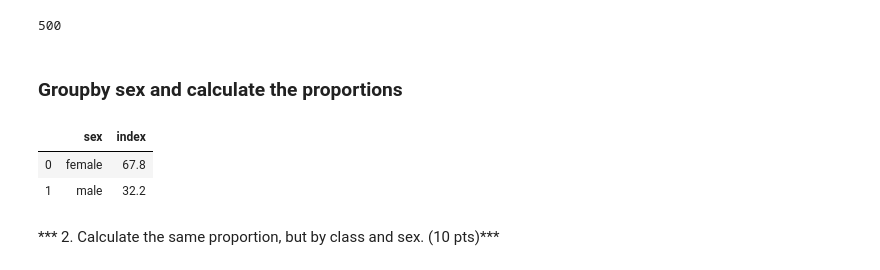
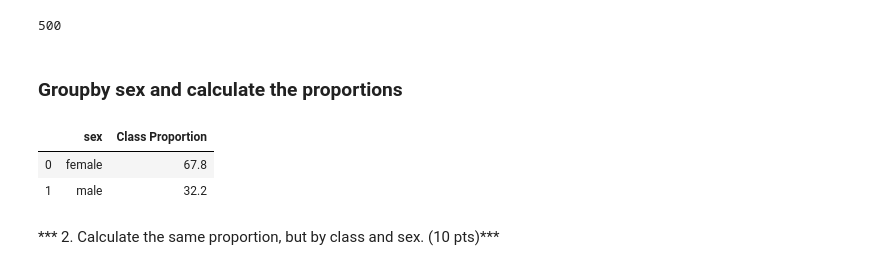
Before and after one commit to rashmihu/CSC-405-605_2020_Assignment, a Jupyter notebook: Assignment_3/code/titanic_analysis.ipynb, the cells around one changed output. Cells and saved outputs as stored; diff of their text form; code cells hidden in the pictures.

```diff
--- a/Assignment_3/code/titanic_analysis.ipynb
+++ b/Assignment_3/code/titanic_analysis.ipynb
@@ -113,10 +113,12 @@ total_survived
 # %%
 #Group by sex column data for all the people who survived and calculate the proportion
 df_groupedBySex= df_survived.groupby('sex').count().apply(lambda x:
                                                  100 * x / float(total_survived)).reset_index()
+#Rename coulmn index to class proportion
+df_groupedBySex = df_groupedBySex.rename(columns={'index':'Class Proportion'})
 df_groupedBySex
 # %% [output]
-|  | sex | index |
+|  | sex | Class Proportion |
 | 0 | female | 67.8 |
 | 1 | male | 32.2 |
 # %% [markdown]
```
Also changed, not shown: parts of 4 cells of this notebook.
